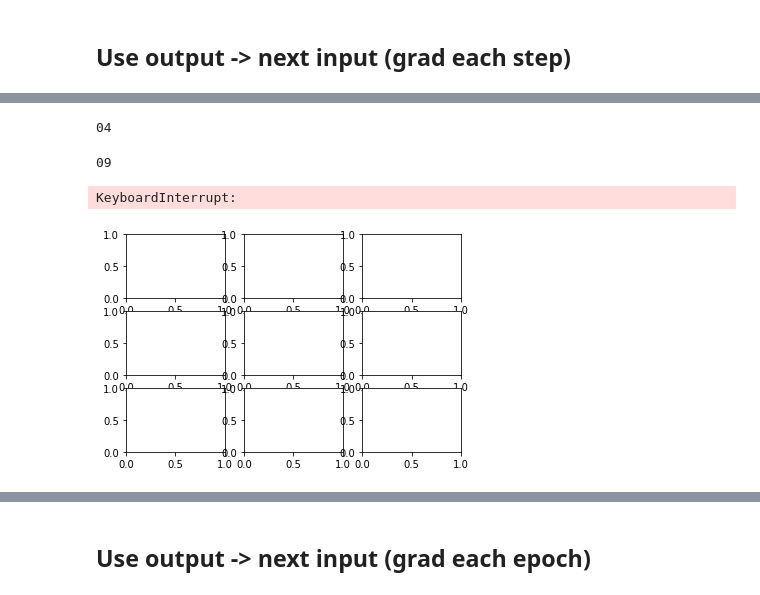
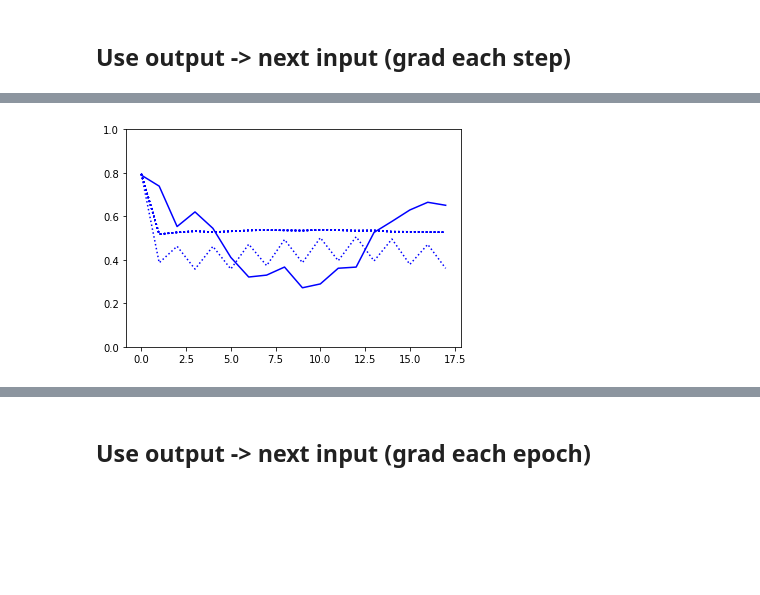
Before and after one commit to MarBry111/Forecast_Election_Poland, a Jupyter notebook: Model_II.ipynb, the cells around one changed output, grey strips where cells are left out. Cells and saved outputs as stored; diff of their text form; code cells hidden in the pictures; blank space fills up the shorter version.

```diff
--- a/Model_II.ipynb
+++ b/Model_II.ipynb
@@ -110,4 +110,4 @@ na outpucie mnożenie wag razy wartości i na tej podstawie ocena.
 - wpływ sąsiadów (avg over nighbours/ weighted avg)
 - pole zewnętrzne
 # %%
-pool_d = par_in_reg_list if (True) else reg_in_par_list
+pool_d = par_in_reg_list if (False) else reg_in_par_list
@@ -285,7 +264,7 @@ def model(a,x,Y,pool=pool_data_middle):
     out = np.zeros(Y.shape)
     out[0] = y
     for year in range(1,X.shape[0]):
-        xi = prepare_input(y,pool)
+        xi = prepare_input(y,pool,year)
         y = model_percent(a,xi)
         loss.append(np.sum((y - Y[year])**2))
         #print(y.shape,'loss:', np.sum((y - Y[year])**2))
@@ -386,16 +371,0 @@ for i in range(100):
-# %%
-fig, ax = plt.subplots(nrows=3, ncols=3, figsize = (9,7))
-
-for n in range(9):
-    plt_arr = arr[:,n,:].T
-
-    ax[n//3,n%3].set_title(plt_arr[plt_arr>0].shape)
-
-    ax[n//3,n%3].plot(plt_arr,'b:')
-    ax[n//3,n%3].plot(pool_data_middle['Blue'].values[1:],'b')
-    ax[n//3,n%3].set_ylim(0,1)
-
-    ax[n//3,n%3].set_xticks([])
-    ax[n//3,n%3].set_yticks([])
-
-plt.show()
@@ -419,32 +374,33 @@ a_step = a_tmp
 # %%
-arr = np.zeros((100,9,18))
-arr_last = np.zeros((100,18))
+a_step = np.random.rand(X.shape[1],X.shape[2])-0.5
+for epoch in range(10**3):
+    loss_p = 0
+    y = Y[0]
+    for i in range(X.shape[0]):
+        xi = prepare_input(y)
+        y = model_percent(a_step,xi)
 
-for i in range(100):
-    print(str(i).zfill(2),end='\r')
-    for epoch in range(10**4):
-        loss_p = 0
-        y = Y[0]
-        for i in range(X.shape[0]):
-            xi = prepare_input(y)
-            y = model_percent(a_step,xi)
+        grad = grad_percent(a_step,xi,Y[i])#.reshape(18,16,3)
+        #grad = np.sum(grad, axis=0)
+        a_step = a_step - step*grad
 
-            grad = grad_percent(a_step,xi,Y[i])#.reshape(18,16,3)
-            #grad = np.sum(grad, axis=0)
-            a_step = a_step - step*grad
+        loss_p += np.sum((model_percent(a_step,xi) - Y[i].reshape(-1,1))**2)
 
-            loss_p += np.sum((model_percent(a_step,xi) - Y[i].reshape(-1,1))**2)
+    if epoch%100==0:
+        print('loss sum:',loss_p)
+        n = epoch//(100)
+        if(n<9):
+            l, o = model(a_all,X,Y)
+            plt.plot(np.mean(o,1),'b:')
+            #arr[i,n] = np.mean(o,1).reshape(-1)
+            #ax[n//3,n%3].plot(np.mean(o,1),'b--')
+            #ax[n//3,n%3].plot(pool_data_middle['Blue'].values[1:],'b')
+            #ax[n//3,n%3].set_ylim(0,1)
 
-        if epoch%1000==0:
-            #print('loss sum:',loss_p)
-            n = epoch//(1000)
-            if(n<9):
-                l, o = model(a_all,X,Y)
-                arr[i,n] = np.mean(o,1).reshape(-1)
-                #ax[n//3,n%3].plot(np.mean(o,1),'b--')
-                #ax[n//3,n%3].plot(pool_data_middle['Blue'].values[1:],'b')
-                #ax[n//3,n%3].set_ylim(0,1)
+l, o = model(a_step,X,Y)
+plt.plot(np.mean(o,1),'b:')
 
-    l, o = model(a_all,X,Y)
-    arr_last[i]= np.mean(o,1).reshape(-1)
+plt.plot(pool_data_middle['Blue'].values[1:],'b')
+plt.ylim(0,1)
+plt.show()
 # %% [output]
@@ -452,4 +417 @@ for i in range(100):
-04
-09
-KeyboardInterrupt:
-[figure, old version]
+[figure, new version]
```
Also changed, not shown: parts of 19 cells of this notebook, 22 other files.
